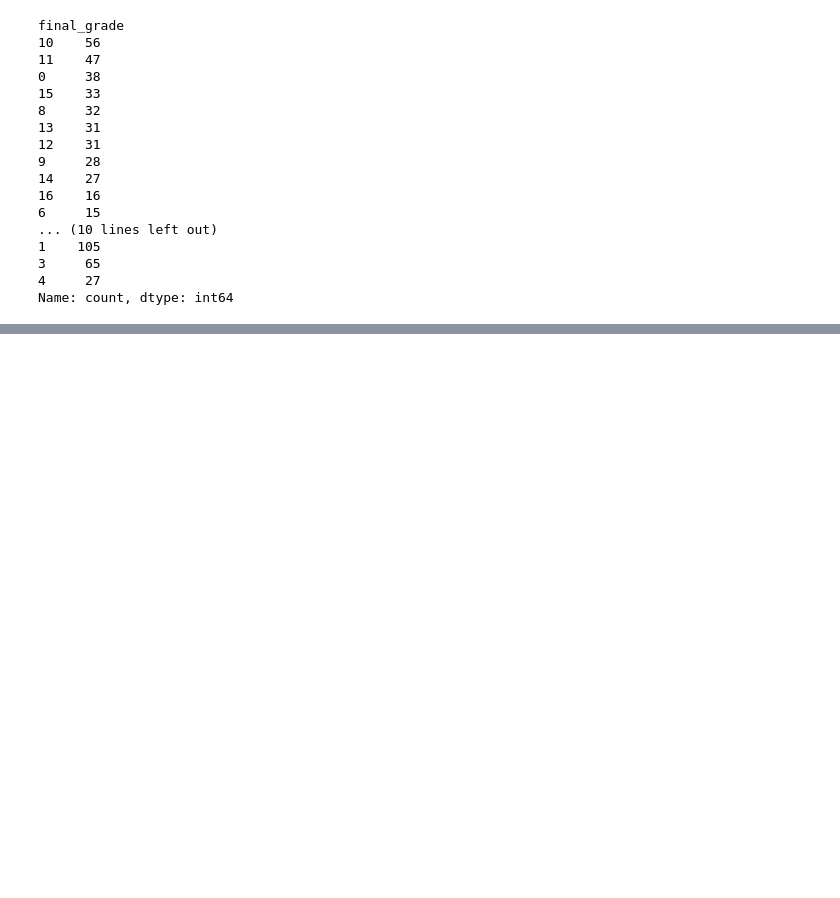
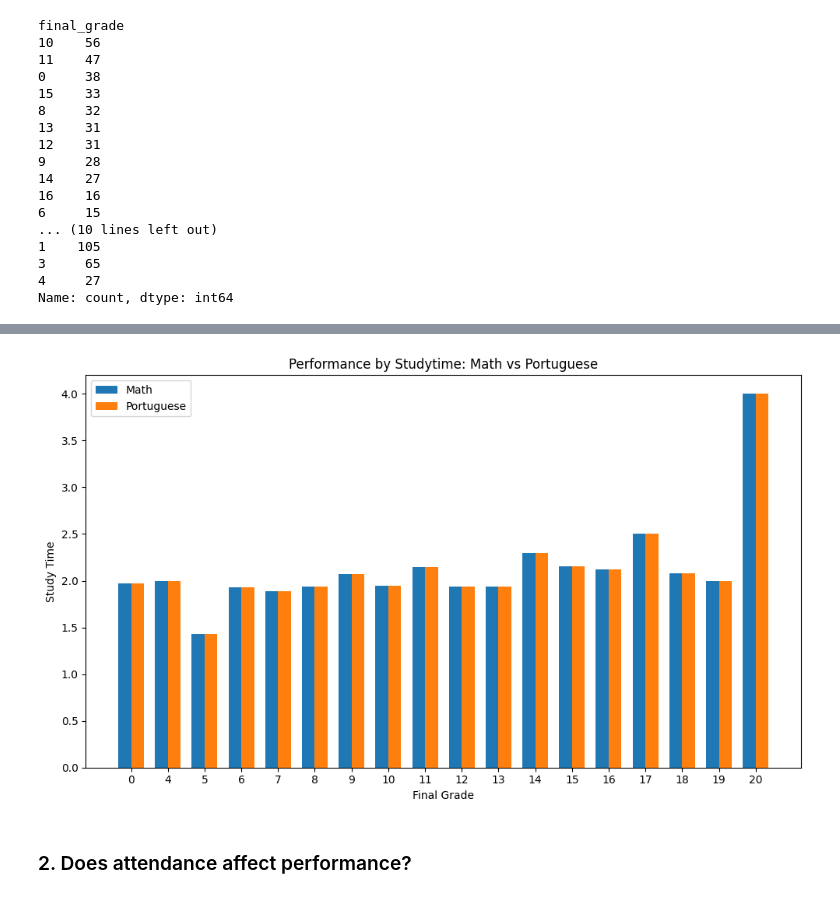
Before and after one commit to tingly-amua/Student-Performance-Analysis, a Jupyter notebook: EDA.ipynb, the cells around one changed output, grey strips where cells are left out. Drawn from its saved outputs; the diff is of its cells as text; code cells hidden in the pictures; blank space fills up the shorter version.

```diff
--- a/EDA.ipynb
+++ b/EDA.ipynb
@@ -324,0 +365,36 @@ plt.show()
+# %%
+import numpy as np
+import matplotlib.pyplot as plt
+
+# Grouped data
+studytime_math = math_df.groupby('final_grade')['studytime'].mean()
+studytime_port = port_df.groupby('final_grade')['studytime'].mean()
+
+# Ensure both have the same index order
+grades = sorted(set(studytime_math.index) | set(studytime_port.index))
+
+# Convert to arrays aligned by grade
+math_values = [studytime_math.get(g, 0) for g in grades]
+port_values = [studytime_port.get(g, 0) for g in grades]
+
+# X positions
+x = np.arange(len(grades))
+width = 0.35  # width of each bar
+
+# Plot
+plt.figure(figsize=(10, 6))
+plt.bar(x - width/2, math_values, width, label='Math')
+plt.bar(x + width/2, port_values, width, label='Portuguese')
+
+plt.xlabel('Final Grade')
+plt.ylabel('Study Time')
+plt.title('Performance by Studytime: Math vs Portuguese')
+plt.xticks(x, [str(g) for g in grades])  # <-- FIXED here
+plt.legend()
+
+plt.tight_layout()
+plt.show()
+# %% [output]
+[figure, added]
+# %% [markdown]
+### 2. Does attendance affect performance?
```
Also changed, not shown: parts of 7 cells of this notebook.
